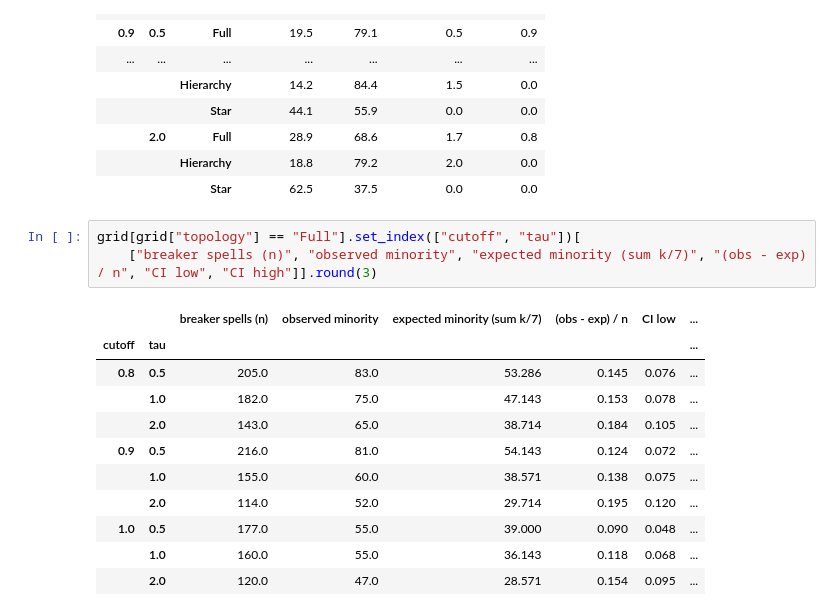
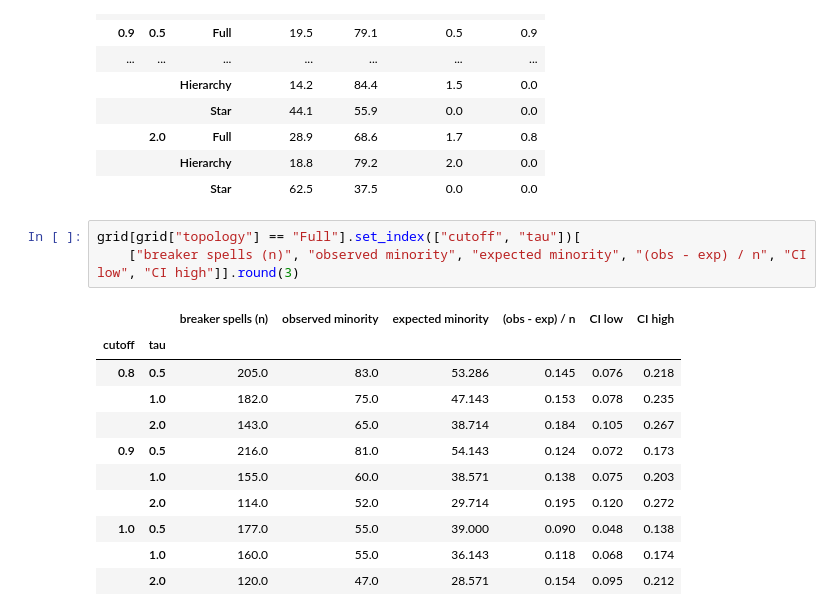
Before and after one commit to Aalokeparno/slider_game, a Jupyter notebook: notebooks/hw6/h5_obdurate.ipynb, the cells around one changed output. Drawn from its saved outputs; the diff is of its cells as text.

```diff
--- a/notebooks/hw6/h5_obdurate.ipynb
+++ b/notebooks/hw6/h5_obdurate.ipynb
@@ -121,16 +121,16 @@ grid.set_index(["cutoff", "tau", "topology"])[[a + " %" for a in h5.AFTER]].roun
 |  |  | Star | 62.5 | 37.5 | 0.0 | 0.0 |
 # %%
 grid[grid["topology"] == "Full"].set_index(["cutoff", "tau"])[
-    ["breaker spells (n)", "observed minority", "expected minority (sum k/7)", "(obs - exp) / n", "CI low", "CI high"]].round(3)
+    ["breaker spells (n)", "observed minority", "expected minority", "(obs - exp) / n", "CI low", "CI high"]].round(3)
 # %% [output]
-|  |  | breaker spells (n) | observed minority | expected minority (sum k/7) | (obs - exp) / n | CI low | ... |
-| cutoff | tau |  |  |  |  |  | ... |
-| 0.8 | 0.5 | 205.0 | 83.0 | 53.286 | 0.145 | 0.076 | ... |
-|  | 1.0 | 182.0 | 75.0 | 47.143 | 0.153 | 0.078 | ... |
-|  | 2.0 | 143.0 | 65.0 | 38.714 | 0.184 | 0.105 | ... |
-| 0.9 | 0.5 | 216.0 | 81.0 | 54.143 | 0.124 | 0.072 | ... |
-|  | 1.0 | 155.0 | 60.0 | 38.571 | 0.138 | 0.075 | ... |
-|  | 2.0 | 114.0 | 52.0 | 29.714 | 0.195 | 0.120 | ... |
-| 1.0 | 0.5 | 177.0 | 55.0 | 39.000 | 0.090 | 0.048 | ... |
-|  | 1.0 | 160.0 | 55.0 | 36.143 | 0.118 | 0.068 | ... |
-|  | 2.0 | 120.0 | 47.0 | 28.571 | 0.154 | 0.095 | ... |
+|  |  | breaker spells (n) | observed minority | expected minority | (obs - exp) / n | CI low | CI high |
+| cutoff | tau |  |  |  |  |  |  |
+| 0.8 | 0.5 | 205.0 | 83.0 | 53.286 | 0.145 | 0.076 | 0.218 |
+|  | 1.0 | 182.0 | 75.0 | 47.143 | 0.153 | 0.078 | 0.235 |
+|  | 2.0 | 143.0 | 65.0 | 38.714 | 0.184 | 0.105 | 0.267 |
+| 0.9 | 0.5 | 216.0 | 81.0 | 54.143 | 0.124 | 0.072 | 0.173 |
+|  | 1.0 | 155.0 | 60.0 | 38.571 | 0.138 | 0.075 | 0.203 |
+|  | 2.0 | 114.0 | 52.0 | 29.714 | 0.195 | 0.120 | 0.272 |
+| 1.0 | 0.5 | 177.0 | 55.0 | 39.000 | 0.090 | 0.048 | 0.138 |
+|  | 1.0 | 160.0 | 55.0 | 36.143 | 0.118 | 0.068 | 0.174 |
+|  | 2.0 | 120.0 | 47.0 | 28.571 | 0.154 | 0.095 | 0.212 |
```
Also changed, not shown: parts of 9 cells of this notebook, 5 other files.
